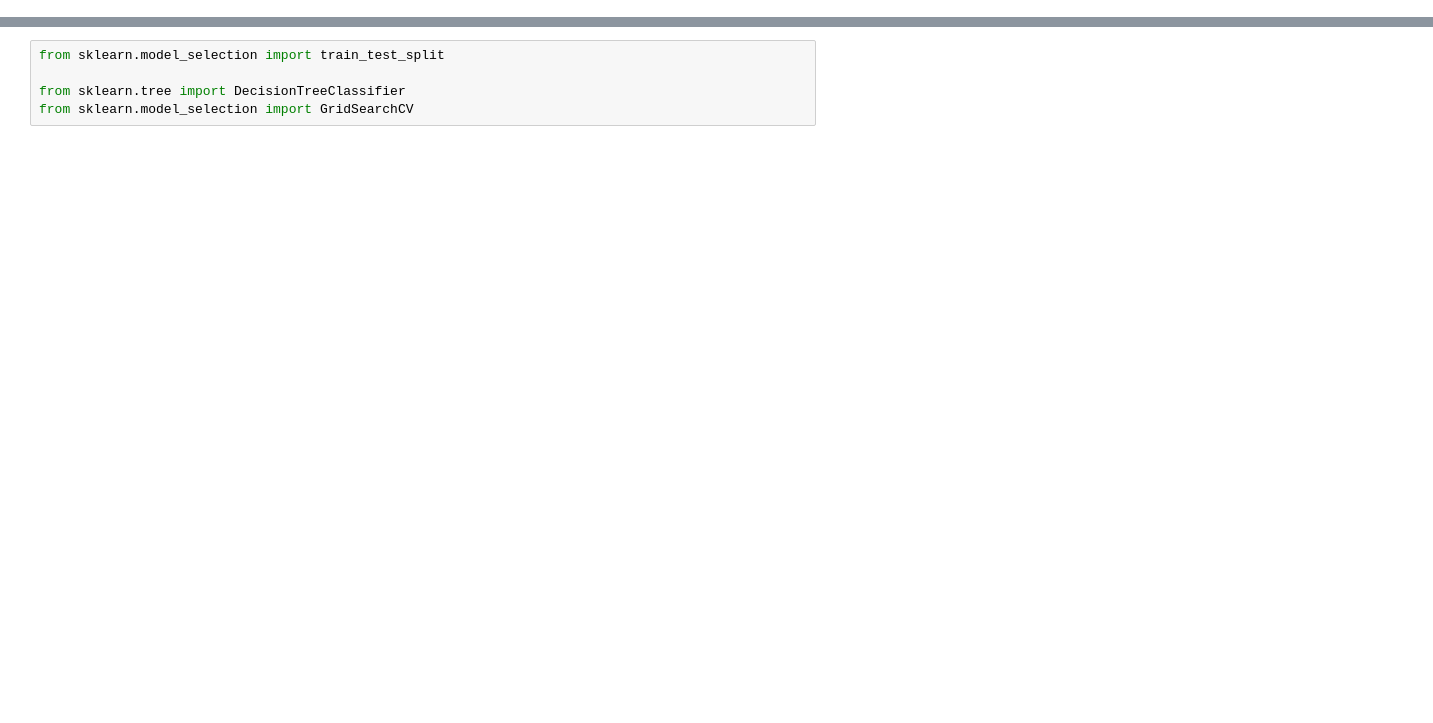
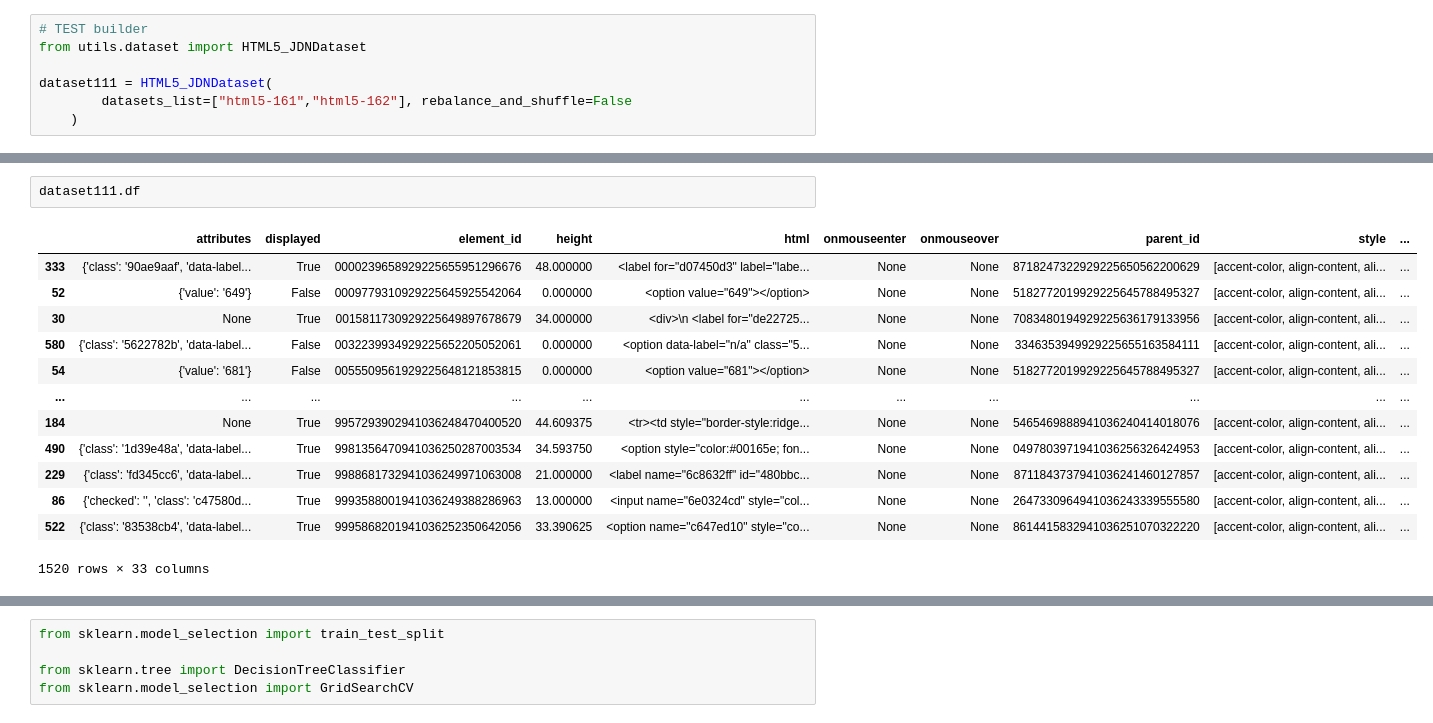
Before and after one commit to jdi-testing/jdi-qasp-ml, a Jupyter notebook: notebooks/HTML5/Simple_v2.ipynb, the cells around one changed output, grey strips where cells are left out. Cells and saved outputs as stored; diff of their text form; blank space fills up the shorter version.

```diff
--- a/notebooks/HTML5/Simple_v2.ipynb
+++ b/notebooks/HTML5/Simple_v2.ipynb
@@ -163,0 +26,7 @@ pd.DataFrame({"classes":le.classes_, "codes": le.transform(le.classes_)})
+# %%
+# TEST builder
+from utils.dataset import HTML5_JDNDataset
+
+dataset111 = HTML5_JDNDataset(
+        datasets_list=["html5-161","html5-162"], rebalance_and_shuffle=False
+    )
@@ -163,0 +45,16 @@ pd.DataFrame({"classes":le.classes_, "codes": le.transform(le.classes_)})
+# %%
+dataset111.df
+# %% [output]
+|  | attributes | displayed | element_id | height | html | onmouseenter | onmouseover | parent_id | style | ... |
+| 333 | {'class': '90ae9aaf', 'data-label... | True | 0000239658929225655951296676 | 48.000000 | <label for="d07450d3" label="labe... | None | None | 8718247322929225650562200629 | [accent-color, align-content, ali... | ... |
+| 52 | {'value': '649'} | False | 0009779310929225645925542064 | 0.000000 | <option value="649"></option> | None | None | 5182772019929225645788495327 | [accent-color, align-content, ali... | ... |
+| 30 | None | True | 0015811730929225649897678679 | 34.000000 | <div>\n <label for="de22725... | None | None | 7083480194929225636179133956 | [accent-color, align-content, ali... | ... |
+| 580 | {'class': '5622782b', 'data-label... | False | 0032239934929225652205052061 | 0.000000 | <option data-label="n/a" class="5... | None | None | 3346353949929225655163584111 | [accent-color, align-content, ali... | ... |
+| 54 | {'value': '681'} | False | 0055509561929225648121853815 | 0.000000 | <option value="681"></option> | None | None | 5182772019929225645788495327 | [accent-color, align-content, ali... | ... |
+| ... | ... | ... | ... | ... | ... | ... | ... | ... | ... | ... |
+| 184 | None | True | 9957293902941036248470400520 | 44.609375 | <tr><td style="border-style:ridge... | None | None | 5465469888941036240414018076 | [accent-color, align-content, ali... | ... |
+| 490 | {'class': '1d39e48a', 'data-label... | True | 9981356470941036250287003534 | 34.593750 | <option style="color:#00165e; fon... | None | None | 0497803971941036256326424953 | [accent-color, align-content, ali... | ... |
+| 229 | {'class': 'fd345cc6', 'data-label... | True | 9988681732941036249971063008 | 21.000000 | <label name="6c8632ff" id="480bbc... | None | None | 8711843737941036241460127857 | [accent-color, align-content, ali... | ... |
+| 86 | {'checked': '', 'class': 'c47580d... | True | 9993588001941036249388286963 | 13.000000 | <input name="6e0324cd" style="col... | None | None | 2647330964941036243339555580 | [accent-color, align-content, ali... | ... |
+| 522 | {'class': '83538cb4', 'data-label... | True | 9995868201941036252350642056 | 33.390625 | <option name="c647ed10" style="co... | None | None | 8614415832941036251070322220 | [accent-color, align-content, ali... | ... |
+1520 rows × 33 columns
```
Also changed, not shown: parts of 55 cells of this notebook, 24 other files.
